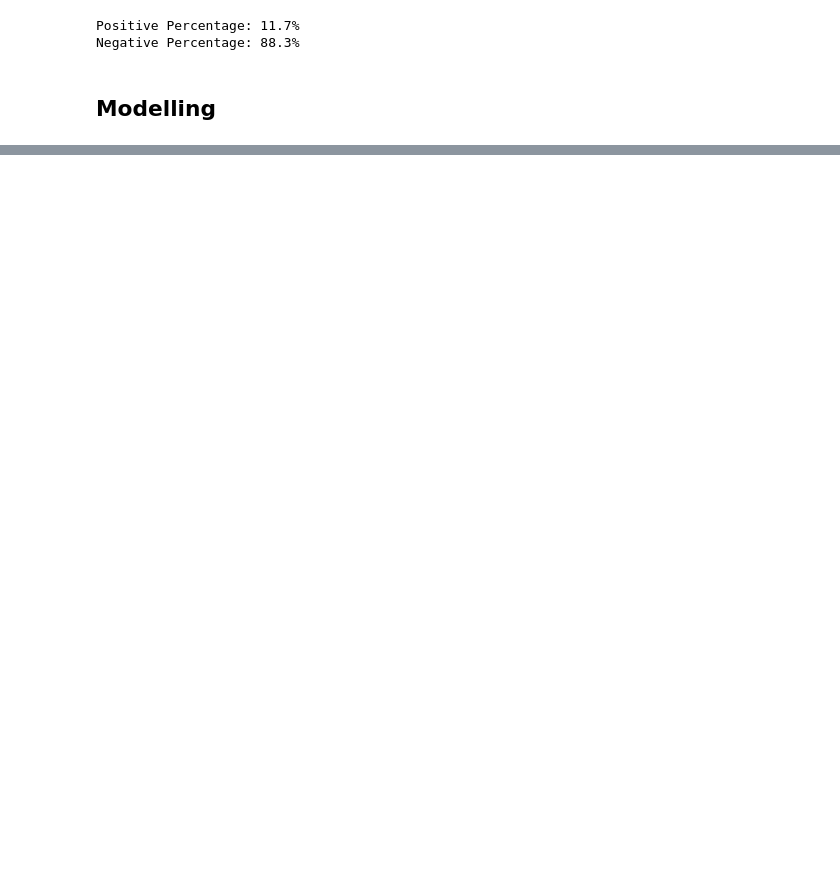
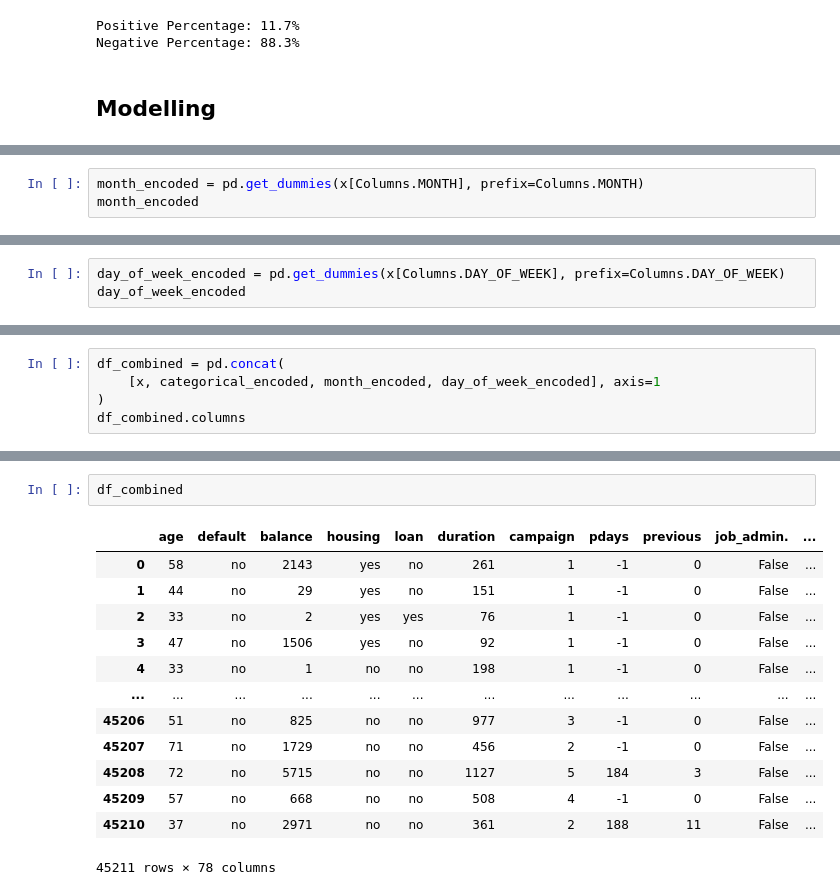
Before and after one commit to jmanwillz/ACML-Project, a Jupyter notebook: decision-trees/decision-trees.ipynb, the cells around one changed output, grey strips where cells are left out. Drawn from its saved outputs; the diff is of its cells as text; blank space fills up the shorter version.

```diff
--- a/decision-trees/decision-trees.ipynb
+++ b/decision-trees/decision-trees.ipynb
@@ -558,0 +625,3 @@ Negative Percentage: 88.3%
+# %%
+month_encoded = pd.get_dummies(x[Columns.MONTH], prefix=Columns.MONTH)
+month_encoded
@@ -558,0 +642,3 @@ Negative Percentage: 88.3%
+# %%
+day_of_week_encoded = pd.get_dummies(x[Columns.DAY_OF_WEEK], prefix=Columns.DAY_OF_WEEK)
+day_of_week_encoded
@@ -558,0 +659,5 @@ Negative Percentage: 88.3%
+# %%
+df_combined = pd.concat(
+    [x, categorical_encoded, month_encoded, day_of_week_encoded], axis=1
+)
+df_combined.columns
@@ -558,0 +708,16 @@ Negative Percentage: 88.3%
+# %%
+df_combined
+# %% [output]
+|  | age | default | balance | housing | loan | duration | campaign | pdays | previous | job_admin. | ... |
+| 0 | 58 | no | 2143 | yes | no | 261 | 1 | -1 | 0 | False | ... |
+| 1 | 44 | no | 29 | yes | no | 151 | 1 | -1 | 0 | False | ... |
+| 2 | 33 | no | 2 | yes | yes | 76 | 1 | -1 | 0 | False | ... |
+| 3 | 47 | no | 1506 | yes | no | 92 | 1 | -1 | 0 | False | ... |
+| 4 | 33 | no | 1 | no | no | 198 | 1 | -1 | 0 | False | ... |
+| ... | ... | ... | ... | ... | ... | ... | ... | ... | ... | ... | ... |
+| 45206 | 51 | no | 825 | no | no | 977 | 3 | -1 | 0 | False | ... |
+| 45207 | 71 | no | 1729 | no | no | 456 | 2 | -1 | 0 | False | ... |
+| 45208 | 72 | no | 5715 | no | no | 1127 | 5 | 184 | 3 | False | ... |
+| 45209 | 57 | no | 668 | no | no | 508 | 4 | -1 | 0 | False | ... |
+| 45210 | 37 | no | 2971 | no | no | 361 | 2 | 188 | 11 | False | ... |
+45211 rows × 78 columns
```
Also changed, not shown: parts of 20 cells of this notebook, 1 other file.
